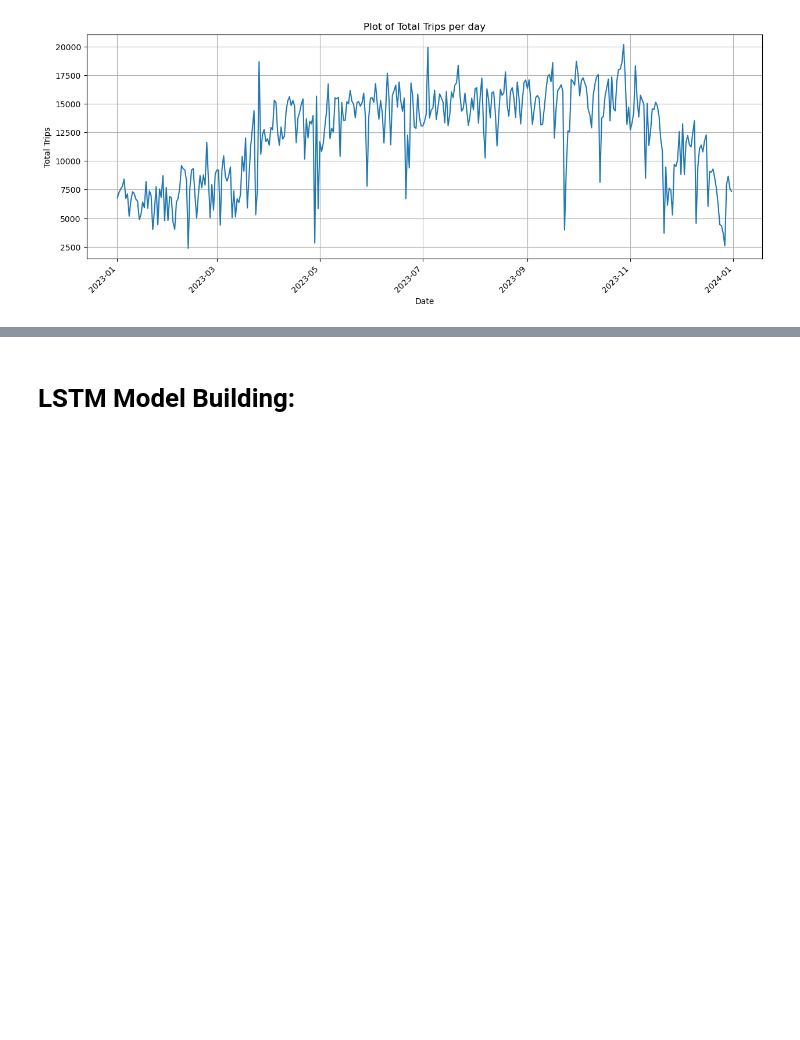
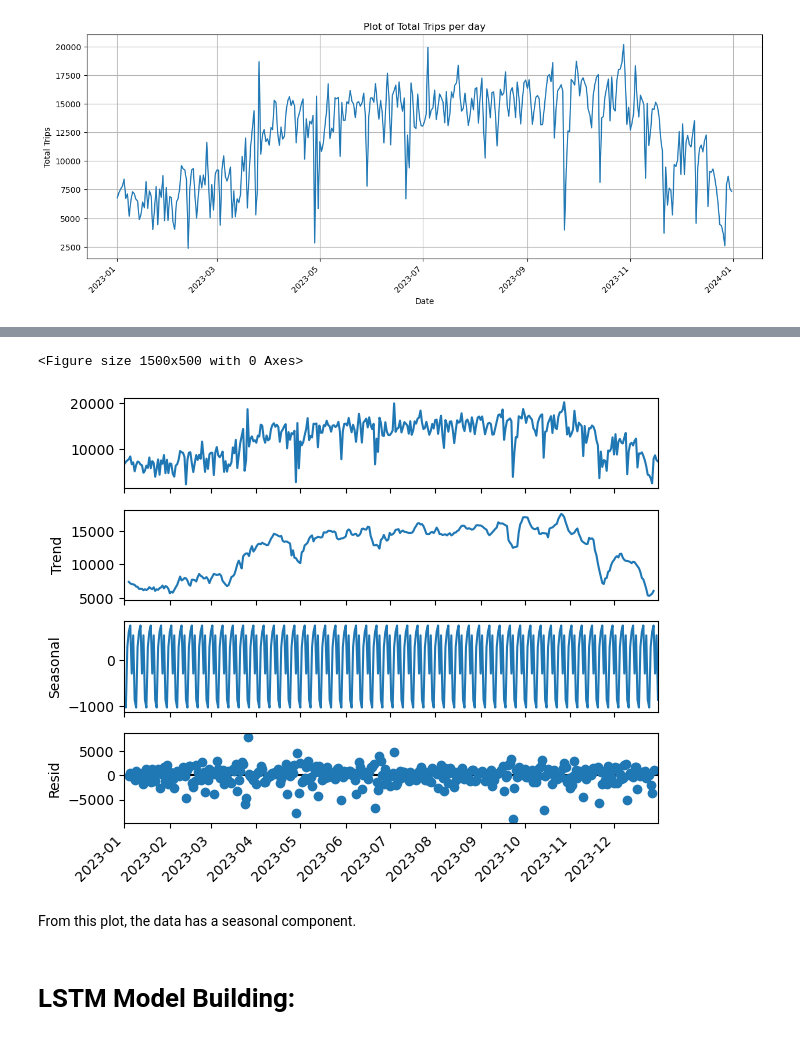
Before and after one commit to jmdtanalyst/CA01_Sem_02_MSc_Data_Analytics, a Jupyter notebook: RNN_Time_Series.ipynb, the cells around one changed output, grey strips where cells are left out. Saved outputs shown, nothing was run; the diff lists cells and outputs as text; code cells hidden in the pictures; blank space fills up the shorter version.

```diff
--- a/RNN_Time_Series.ipynb
+++ b/RNN_Time_Series.ipynb
@@ -274,0 +478,3 @@ pandas.core.series.Series
+# %%
+# The dataset is sasional  and  Additive time series
+pandas_df.set_index("started_at", inplace=True, verify_integrity=True)
@@ -275,3 +498,19 @@ pandas.core.series.Series
+# %%
+decomposition = seasonal_decompose(pandas_df, model='additive')
+
+plt.figure(figsize=(15, 5))
+# Analyze the seasonal component
+
+# Plot the decomposed components
+decomposition.plot()
+plt.xticks(rotation=45, ha='right')
+
+plt.show();
+# %% [output]
+<Figure size 1500x500 with 0 Axes>
+[figure, added]
+# %% [markdown]
+From this plot, the data has a seasonal component.
 # %% [markdown]
 # LSTM Model Building:
 # %% [markdown]
```
Also changed, not shown: parts of 50 cells of this notebook.
